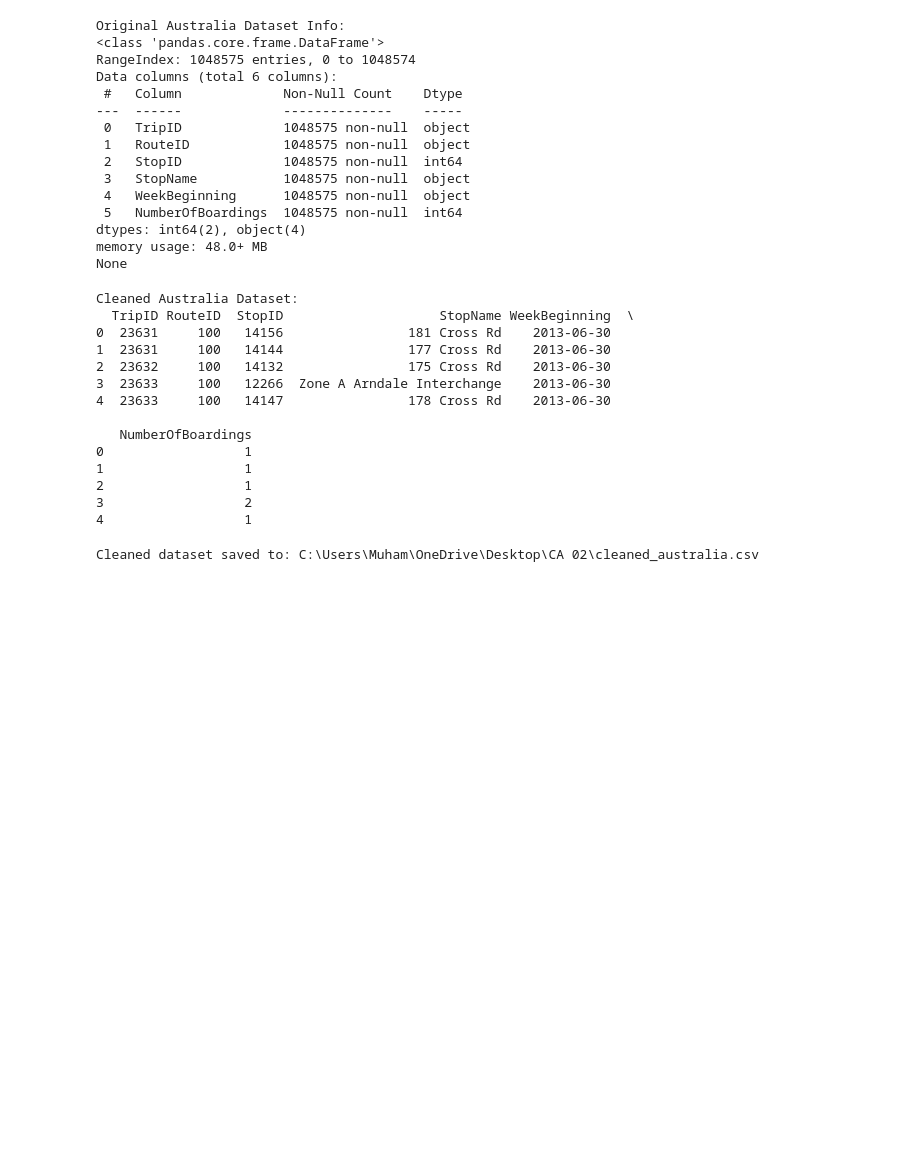
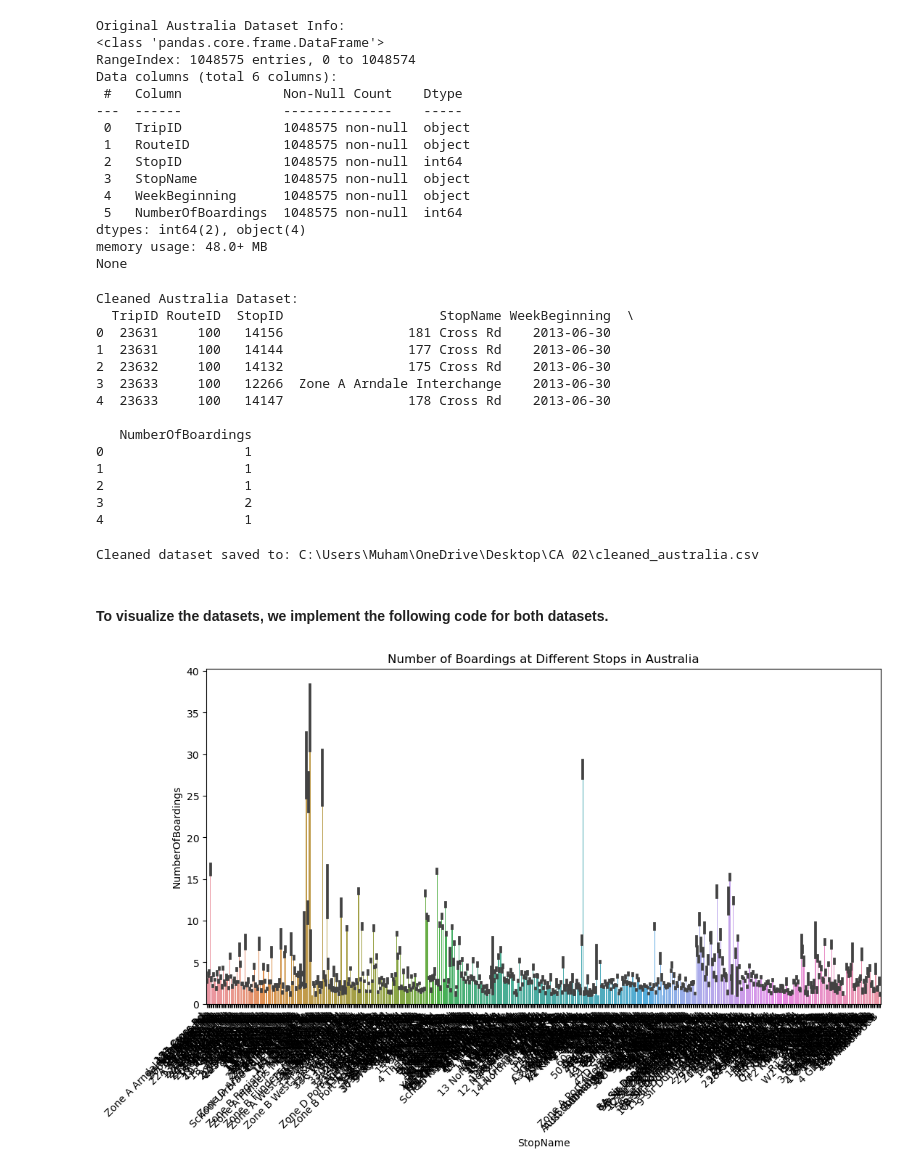
Before and after one commit to 2021402/CA-02-MSc-Data-Analytics, a Jupyter notebook: Project Code CA 2.ipynb, the cells around one changed output. Drawn from its saved outputs; the diff is of its cells as text; code cells hidden in the pictures; blank space fills up the shorter version.

Commit message:
Add files via upload
we visualize the datasets, we implement the following code for both datasets and making plots to explain.

```diff
--- a/Project Code CA 2.ipynb
+++ b/Project Code CA 2.ipynb
@@ -124,3 +124,9 @@ aus_df.to_csv(cleaned_file_path, index=False)
 print(f"\nCleaned dataset saved to: {cleaned_file_path}")
 # %% [output]
 Cleaned dataset saved to: C:\Users\Muham\OneDrive\Desktop\CA 02\cleaned_australia.csv
+# %% [markdown]
+#### To visualize the datasets, we implement the following code for both datasets.
+# %%
+#Load the Australian dataset with specified data types
+aus_dtype = {'RouteID': 'object', 'StopID': 'object', 'NumberOfBoardings': 'int'}
+aus_df = pd.read_csv(r'C:\Users\Muham\OneDrive\Desktop\CA 02\cleaned_australia.csv', dtype=aus_dtype, parse_dates=['WeekBeginning'], low_memory=False)
@@ -126,0 +136,9 @@ Cleaned dataset saved to: C:\Users\Muham\OneDrive\Desktop\CA 02\cleaned_australi
+# %%
+# Visualize the Australian dataset
+plt.figure(figsize=(12, 6))
+sns.barplot(x='StopName', y='NumberOfBoardings', data=aus_df)
+plt.title('Number of Boardings at Different Stops in Australia')
+plt.xticks(rotation=45, ha='right')
+plt.show()
+# %% [output]
+[figure, added]
```
Also changed, not shown: parts of 4 cells of this notebook.
